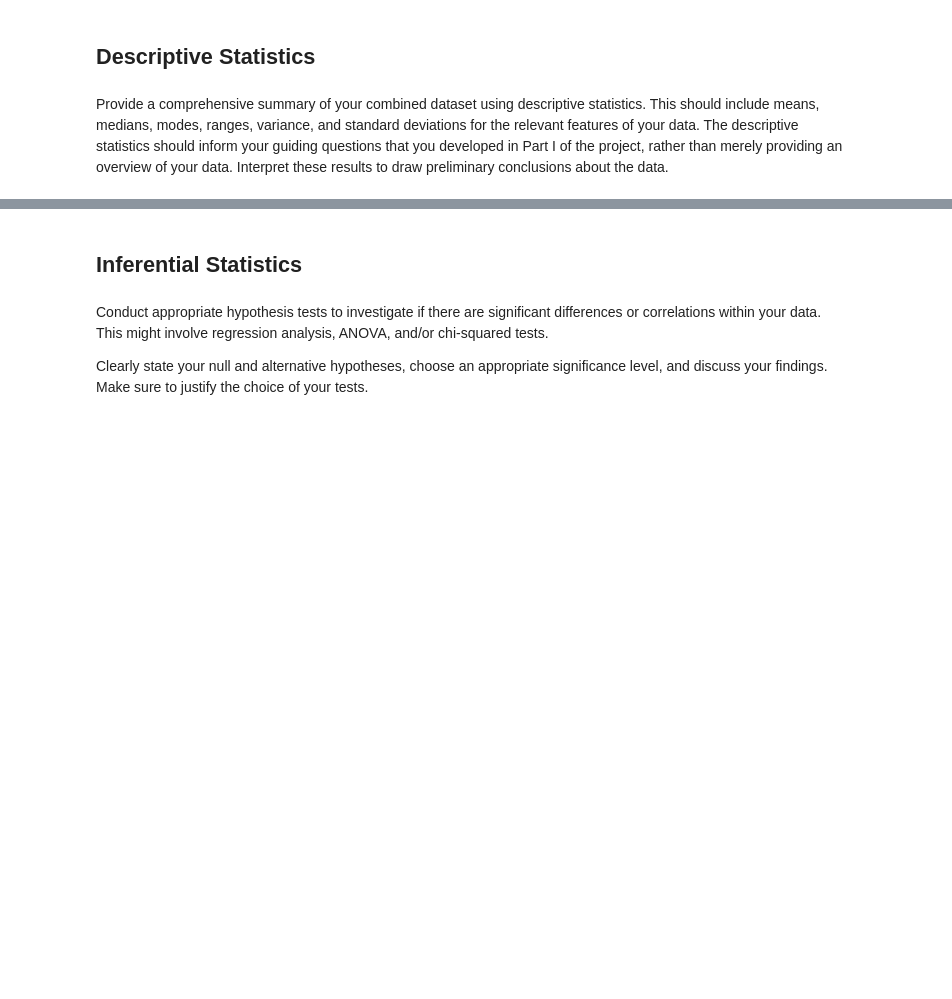
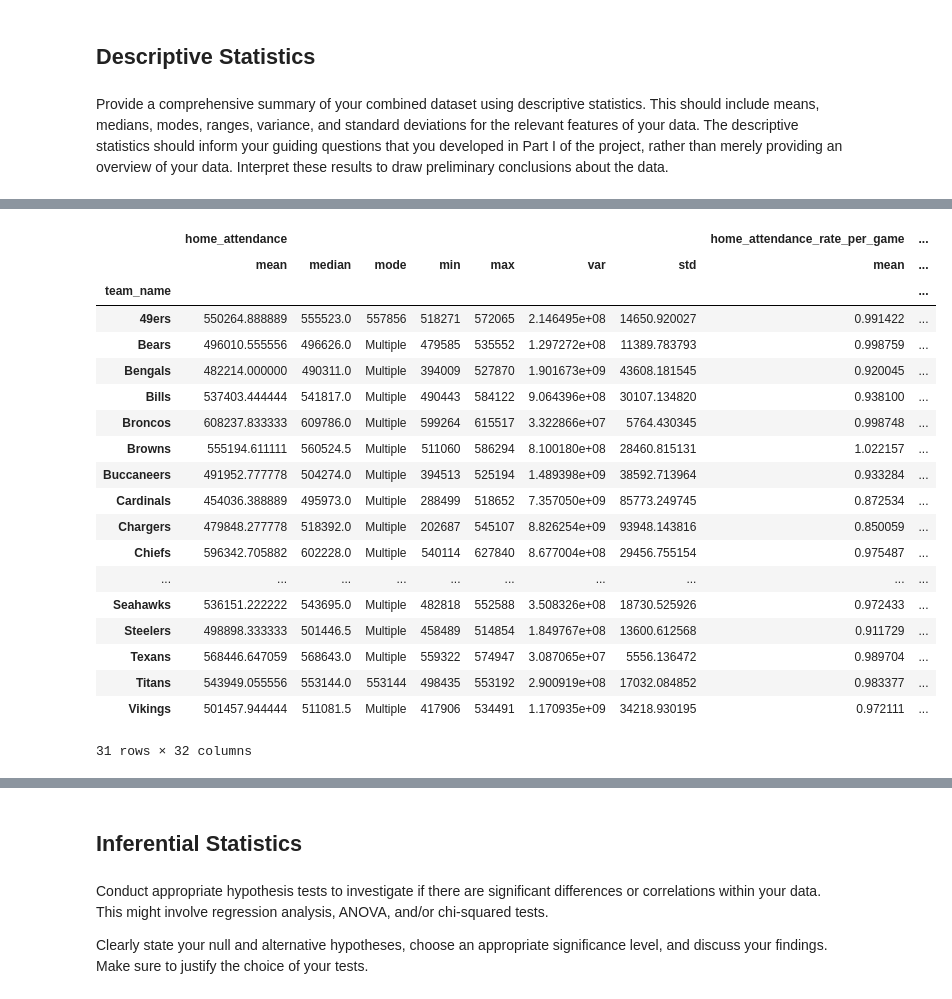
Before and after one commit to RaymoneXTY/SI618project_WN2024, a Jupyter notebook: part2-analysis.ipynb, the cells around one changed output, grey strips where cells are left out. Drawn from its saved outputs; the diff is of its cells as text; code cells hidden in the pictures; blank space fills up the shorter version.

```diff
--- a/part2-analysis.ipynb
+++ b/part2-analysis.ipynb
@@ -90,0 +140,44 @@ Provide a comprehensive summary of your combined dataset using descriptive stati
+# %%
+import numpy as np
+
+def get_mode(series):
+    mode = series.mode()
+    if len(mode) > 1:
+        return "Multiple"
+    elif len(mode) == 1:
+        return mode.iloc[0]
+    else:
+        return np.NaN
+
+team_overall_stats = df.groupby('team_name').agg({
+    'home_attendance': ['mean', 'median', lambda x: get_mode(x), 'min', 'max', 'var', 'std'],
+    'home_attendance_rate_per_game': ['mean', 'median', lambda x: get_mode(x), 'min', 'max', 'var', 'std'],
+    'win_percentage': ['mean', 'median', lambda x: get_mode(x), 'min', 'max', 'var', 'std'],
+    'gdp_chained_million$': ['mean', 'median', lambda x: get_mode(x), 'min', 'max', 'var', 'std']
+}).rename(columns={'<lambda_0>': 'mode'})
+
+for col in ['home_attendance', 'home_attendance_rate_per_game', 'win_percentage', 'gdp_chained_million$']:
+    team_overall_stats[(col, 'range')] = team_overall_stats[(col, 'max')] - team_overall_stats[(col, 'min')]
+
+team_overall_stats
+# %% [output]
+|  | home_attendance |  |  |  |  |  |  | home_attendance_rate_per_game | ... |
+|  | mean | median | mode | min | max | var | std | mean | ... |
+| team_name |  |  |  |  |  |  |  |  | ... |
+| 49ers | 550264.888889 | 555523.0 | 557856 | 518271 | 572065 | 2.146495e+08 | 14650.920027 | 0.991422 | ... |
+| Bears | 496010.555556 | 496626.0 | Multiple | 479585 | 535552 | 1.297272e+08 | 11389.783793 | 0.998759 | ... |
+| Bengals | 482214.000000 | 490311.0 | Multiple | 394009 | 527870 | 1.901673e+09 | 43608.181545 | 0.920045 | ... |
+| Bills | 537403.444444 | 541817.0 | Multiple | 490443 | 584122 | 9.064396e+08 | 30107.134820 | 0.938100 | ... |
+| Broncos | 608237.833333 | 609786.0 | Multiple | 599264 | 615517 | 3.322866e+07 | 5764.430345 | 0.998748 | ... |
+| Browns | 555194.611111 | 560524.5 | Multiple | 511060 | 586294 | 8.100180e+08 | 28460.815131 | 1.022157 | ... |
+| Buccaneers | 491952.777778 | 504274.0 | Multiple | 394513 | 525194 | 1.489398e+09 | 38592.713964 | 0.933284 | ... |
+| Cardinals | 454036.388889 | 495973.0 | Multiple | 288499 | 518652 | 7.357050e+09 | 85773.249745 | 0.872534 | ... |
+| Chargers | 479848.277778 | 518392.0 | Multiple | 202687 | 545107 | 8.826254e+09 | 93948.143816 | 0.850059 | ... |
+| Chiefs | 596342.705882 | 602228.0 | Multiple | 540114 | 627840 | 8.677004e+08 | 29456.755154 | 0.975487 | ... |
+| ... | ... | ... | ... | ... | ... | ... | ... | ... | ... |
+| Seahawks | 536151.222222 | 543695.0 | Multiple | 482818 | 552588 | 3.508326e+08 | 18730.525926 | 0.972433 | ... |
+| Steelers | 498898.333333 | 501446.5 | Multiple | 458489 | 514854 | 1.849767e+08 | 13600.612568 | 0.911729 | ... |
+| Texans | 568446.647059 | 568643.0 | Multiple | 559322 | 574947 | 3.087065e+07 | 5556.136472 | 0.989704 | ... |
+| Titans | 543949.055556 | 553144.0 | 553144 | 498435 | 553192 | 2.900919e+08 | 17032.084852 | 0.983377 | ... |
+| Vikings | 501457.944444 | 511081.5 | Multiple | 417906 | 534491 | 1.170935e+09 | 34218.930195 | 0.972111 | ... |
+31 rows × 32 columns
```
Also changed, not shown: parts of 11 cells of this notebook.
